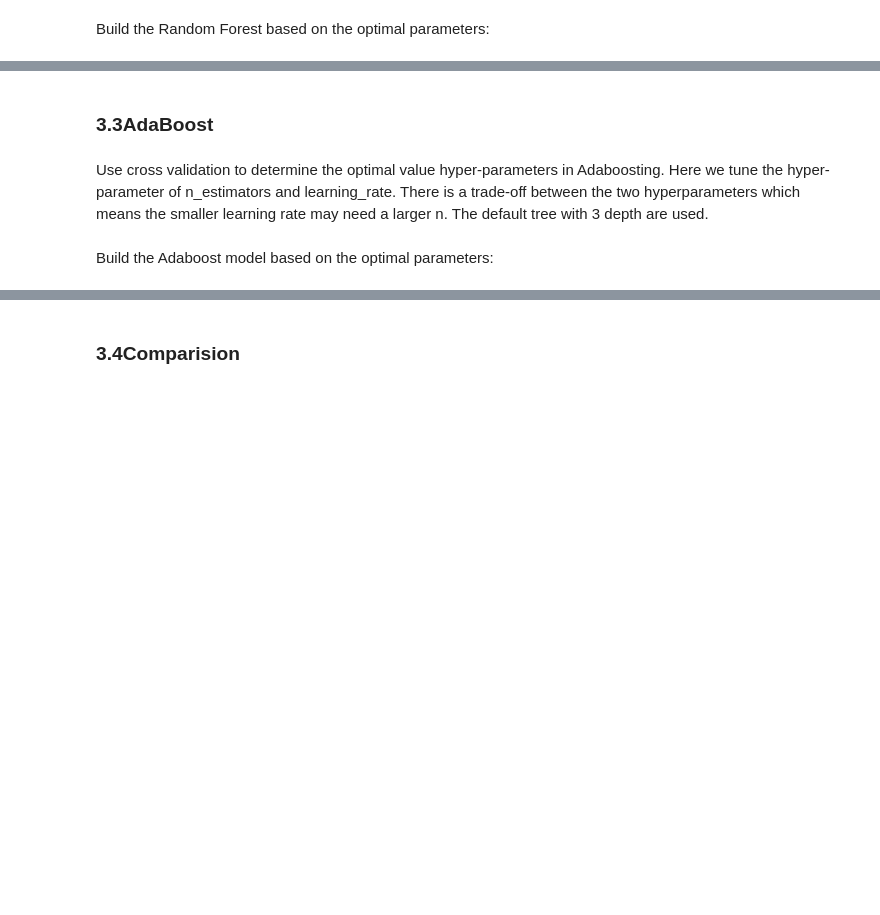
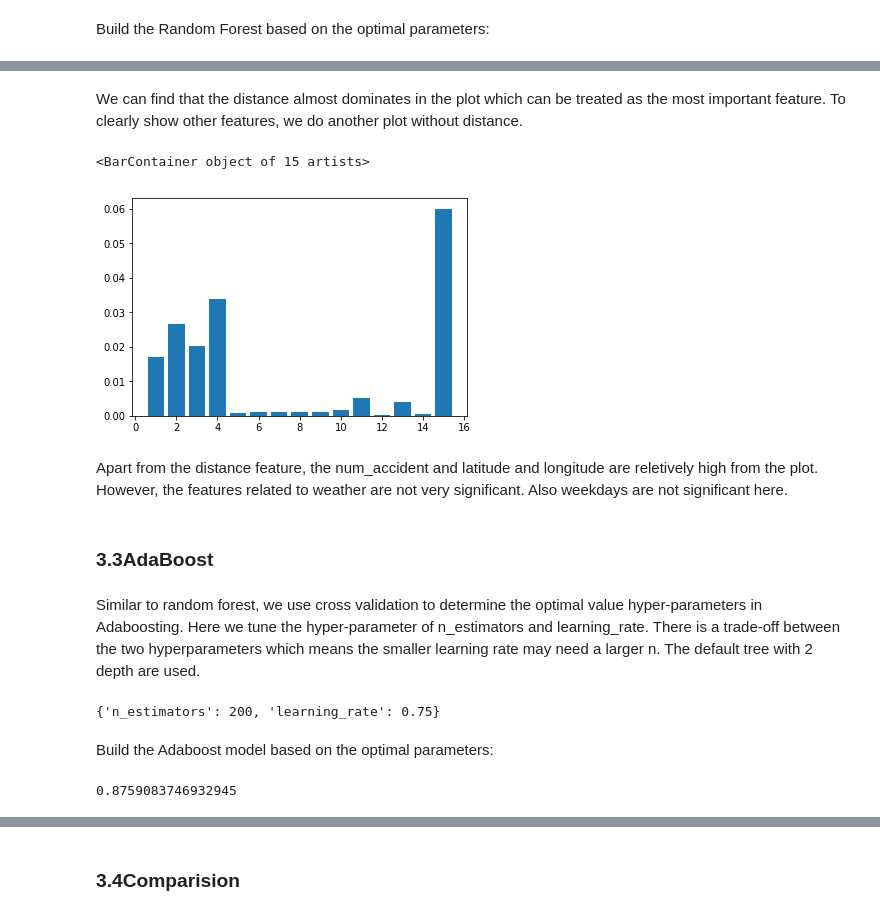
Before and after one commit to MorphyFwy/4990_project, a Jupyter notebook: Model_Selection.ipynb, the cells around one changed output, grey strips where cells are left out. Drawn from its saved outputs; the diff is of its cells as text; code cells hidden in the pictures; blank space fills up the shorter version.

```diff
--- a/Model_Selection.ipynb
+++ b/Model_Selection.ipynb
@@ -460,28 +569,41 @@ Index(['distance_in_km', 'pickup_latitude', 'pickup_longitude',
+# %% [markdown]
+We can find that the distance almost dominates in the plot which can be treated as the most important feature. To clearly show other features, we do another plot without distance.
+# %%
+#Plot the importance without the distance feature
+temp = np.linspace(1,15,15)
+plt.bar(temp,Rf_mod.feature_importances_[[0,1,2,3,5,6,7,8,9,10,11,12,13,14,15]])
+# %% [output]
+<BarContainer object of 15 artists>
+[figure, added]
+# %% [markdown]
+Apart from the distance feature, the num_accident and latitude and longitude are reletively high from the plot. However, the features related to weather are not very significant. Also weekdays are not significant here.
 # %% [markdown]
 ### 3.3AdaBoost
 # %% [markdown]
-Use cross validation to determine the optimal value hyper-parameters in Adaboosting. Here we tune the hyper-parameter of n_estimators and learning_rate. There is a trade-off between the two hyperparameters which means the smaller learning rate may need a larger n. The default tree with 3 depth are used.
+Similar to random forest, we use cross validation to determine the optimal value hyper-parameters in Adaboosting. Here we tune the hyper-parameter of n_estimators and learning_rate. There is a trade-off between the two hyperparameters which means the smaller learning rate may need a larger n. The default tree with 2 depth are used.
 # %%
 import numpy as np
 from sklearn.ensemble import AdaBoostRegressor
+from sklearn.tree import DecisionTreeRegressor
 from sklearn.model_selection import GridSearchCV
 
 #Use cross validation to find the best hyper-parameter
 
 n_estimators = [100, 200, 300, 400]
-learning_rate =
+learning_rate = [0.05, 0.15, 0.25, 0.35, 0.45, 0.55, 0.65, 0.75, 0.85,0.95]
 
 dic_para = dict(learning_rate = learning_rate, n_estimators = n_estimators)
-grid_search = GridSearchCV(AdaBoostRegressor(), dic_para, scoring = 'r2', n_jobs = -1,cv = 3)
-grid_result = grid_search.fit(x_train, y_train)
+grid_search = GridSearchCV(AdaBoostRegressor(base_estimator = DecisionTreeRegressor(max_depth=2)), dic_para, scoring = 'r2', n_jobs = -1,cv = 3)
+grid_result = grid_search.fit(x_train, y_train.values.ravel())
 para_opt = grid_result.best_params_
 print para_opt
+# %% [output]
+{'n_estimators': 200, 'learning_rate': 0.75}
 # %% [markdown]
 Build the Adaboost model based on the optimal parameters:
 # %%
-Boost_mod = AdaBoostRegressor( ,
-                             random_state=0)
-
-Boost_mod.fit(x_train,y_train)
+Boost_mod = AdaBoostRegressor(base_estimator = DecisionTreeRegressor(max_depth=2) , n_estimators = 200, learning_rate = 0.75, random_state=0)
+Boost_mod.fit(x_train,y_train.values.ravel())
 Boost_mod.score(x_test,y_test)
-Boost_mod.feature_importances_
+# %% [output]
+0.8759083746932945
```
Also changed, not shown: parts of 62 cells of this notebook.
